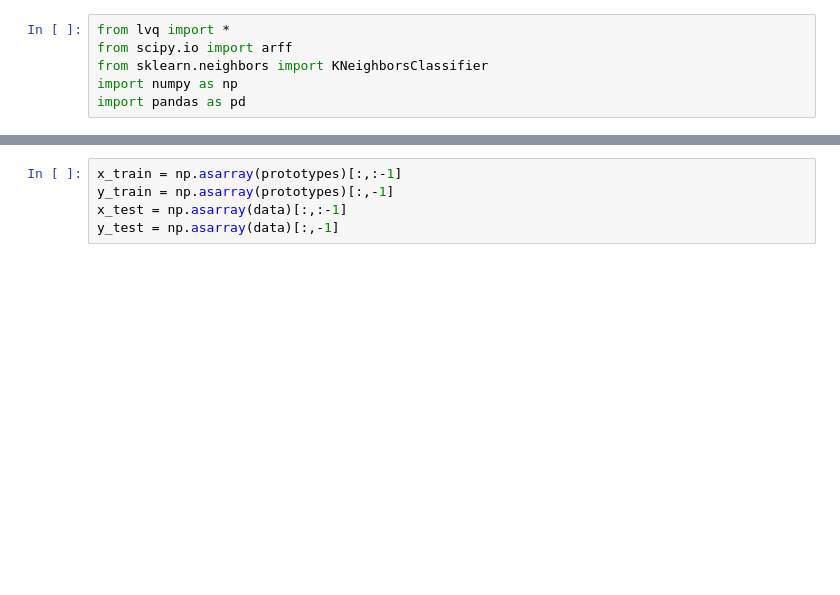
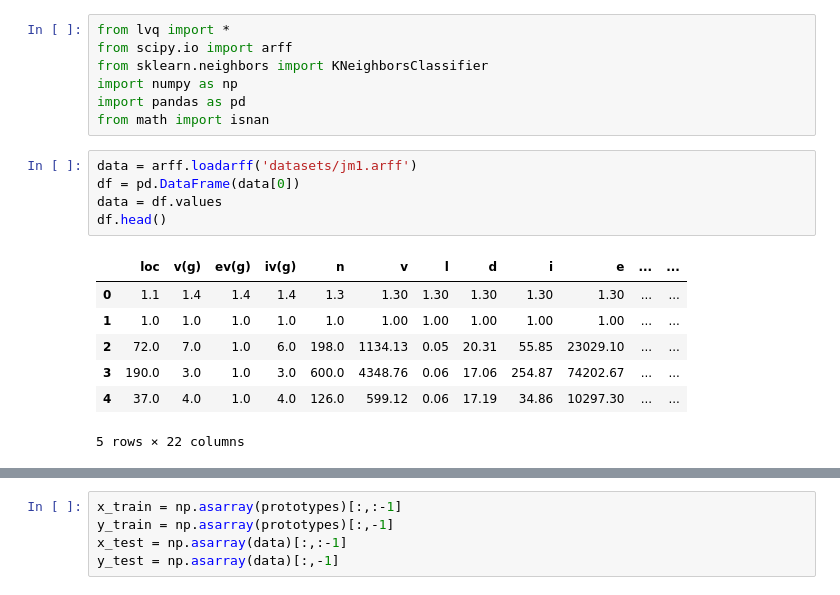
Before and after one commit to irbp/IF699-Machine-Learning, a Jupyter notebook: List 2/q1.ipynb, the cells around one changed output, grey strips where cells are left out. Drawn from its saved outputs; the diff is of its cells as text; blank space fills up the shorter version.

```diff
--- a/List 2/q1.ipynb
+++ b/List 2/q1.ipynb
@@ -4,4 +4,18 @@ from scipy.io import arff
 from sklearn.neighbors import KNeighborsClassifier
 import numpy as np
 import pandas as pd
+from math import isnan
+# %%
+data = arff.loadarff('datasets/jm1.arff')
+df = pd.DataFrame(data[0])
+data = df.values
+df.head()
+# %% [output]
+|  | loc | v(g) | ev(g) | iv(g) | n | v | l | d | i | e | ... | ... |
+| 0 | 1.1 | 1.4 | 1.4 | 1.4 | 1.3 | 1.30 | 1.30 | 1.30 | 1.30 | 1.30 | ... | ... |
+| 1 | 1.0 | 1.0 | 1.0 | 1.0 | 1.0 | 1.00 | 1.00 | 1.00 | 1.00 | 1.00 | ... | ... |
+| 2 | 72.0 | 7.0 | 1.0 | 6.0 | 198.0 | 1134.13 | 0.05 | 20.31 | 55.85 | 23029.10 | ... | ... |
+| 3 | 190.0 | 3.0 | 1.0 | 3.0 | 600.0 | 4348.76 | 0.06 | 17.06 | 254.87 | 74202.67 | ... | ... |
+| 4 | 37.0 | 4.0 | 1.0 | 4.0 | 126.0 | 599.12 | 0.06 | 17.19 | 34.86 | 10297.30 | ... | ... |
+5 rows × 22 columns
 # %%
```
Also changed, not shown: parts of 4 cells of this notebook, 3 other files.
